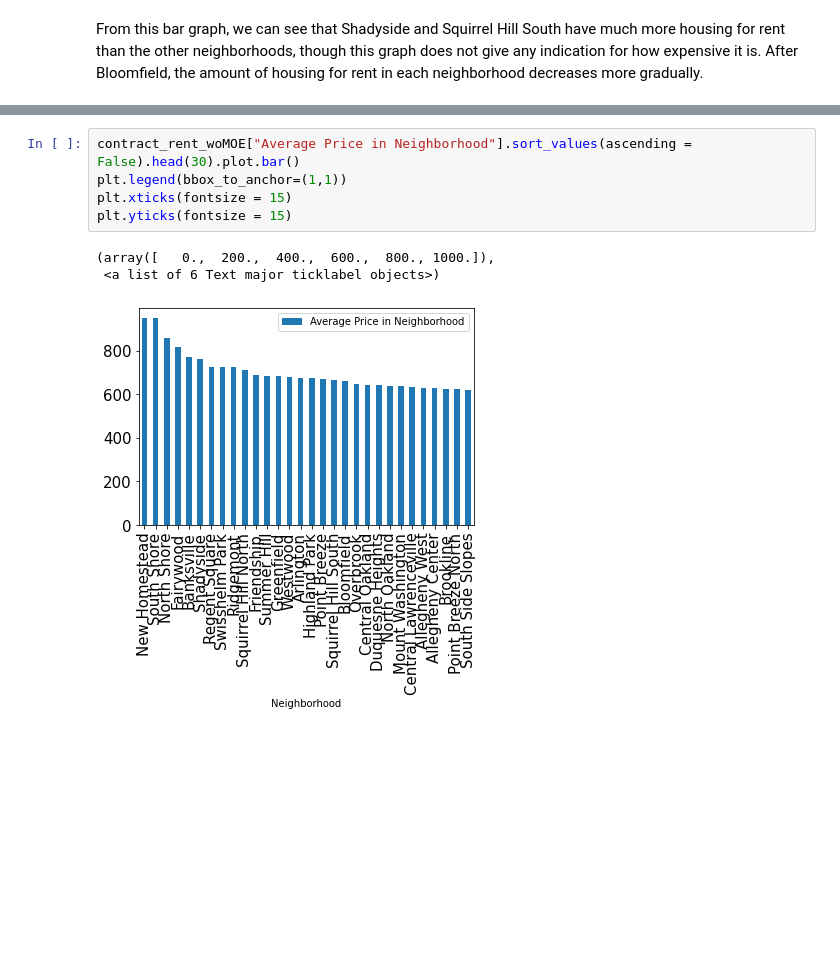
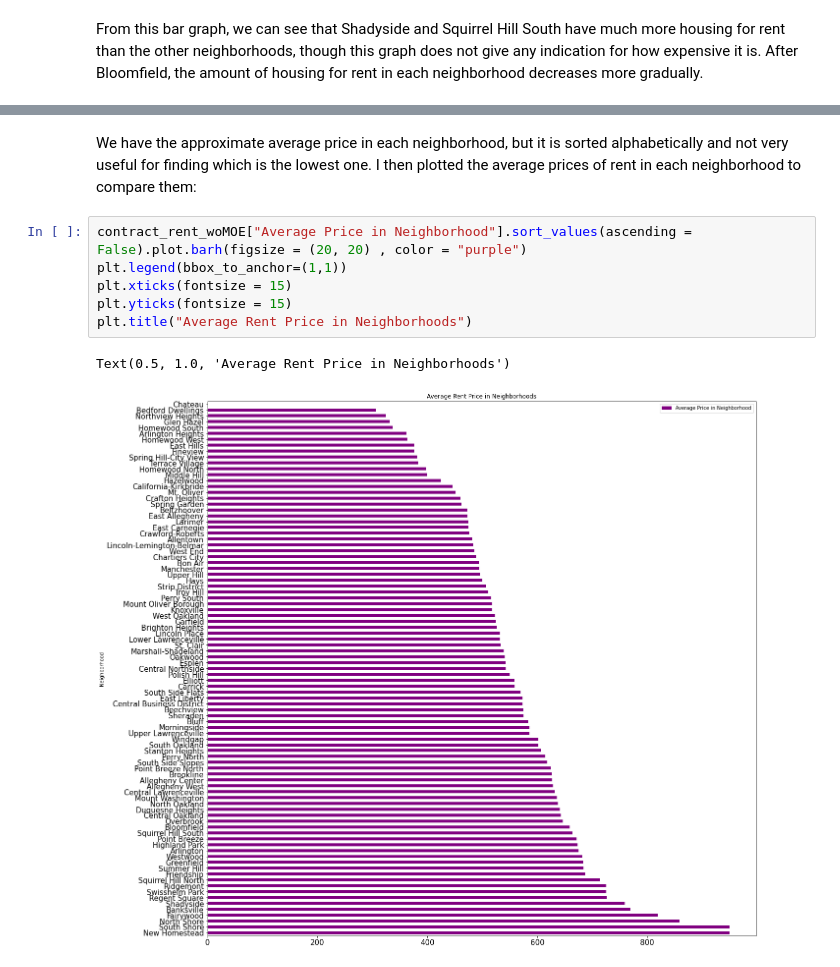
Before and after one commit to mark-sheffield/Final-Project, a Jupyter notebook: Housing-Prices.ipynb, the cells around one changed output, grey strips where cells are left out. Saved outputs shown, nothing was run; the diff lists cells and outputs as text; blank space fills up the shorter version.

```diff
--- a/Housing-Prices.ipynb
+++ b/Housing-Prices.ipynb
@@ -170,9 +154,11 @@ The average home price in Windgap is $601.82
+# %% [markdown]
+We have the approximate average price in each neighborhood, but it is sorted alphabetically and not very useful for finding which is the lowest one. I then plotted the average prices of rent in each neighborhood to compare them:
 # %%
-contract_rent_woMOE["Average Price in Neighborhood"].sort_values(ascending = False).head(30).plot.bar()
+contract_rent_woMOE["Average Price in Neighborhood"].sort_values(ascending = False).plot.barh(figsize = (20, 20) , color = "purple")
 plt.legend(bbox_to_anchor=(1,1))
 plt.xticks(fontsize = 15)
 plt.yticks(fontsize = 15)
+plt.title("Average Rent Price in Neighborhoods")
 # %% [output]
-(array([   0.,  200.,  400.,  600.,  800., 1000.]),
- <a list of 6 Text major ticklabel objects>)
+Text(0.5, 1.0, 'Average Rent Price in Neighborhoods')
-[figure, old version]
+[figure, new version]
```
Also changed, not shown: parts of 25 cells of this notebook.
